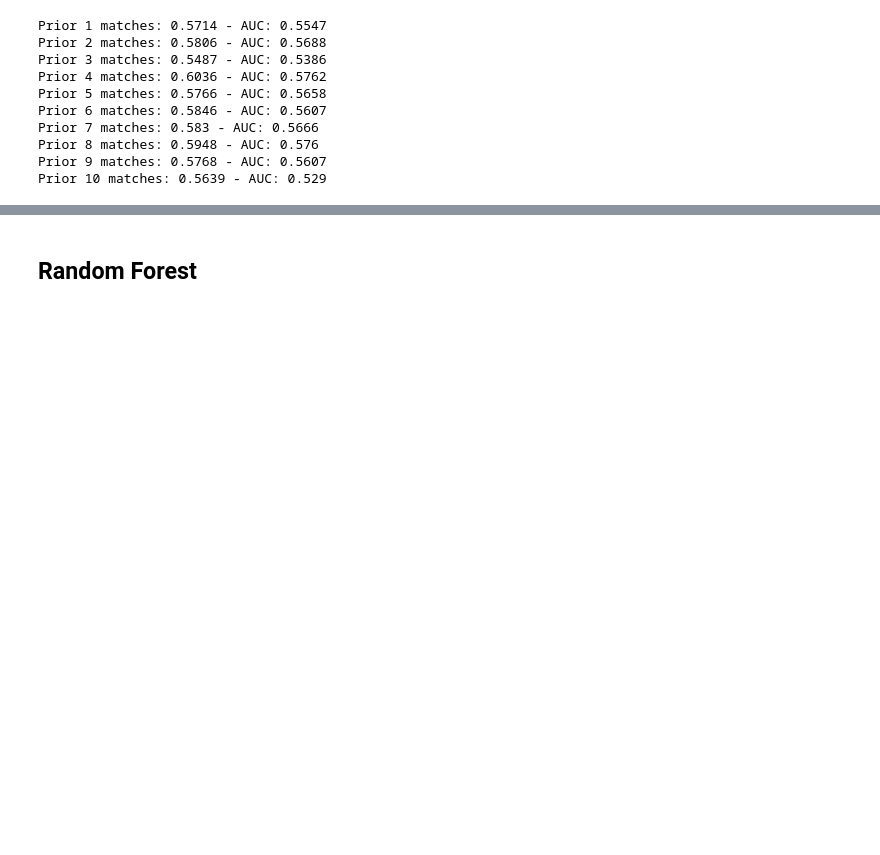
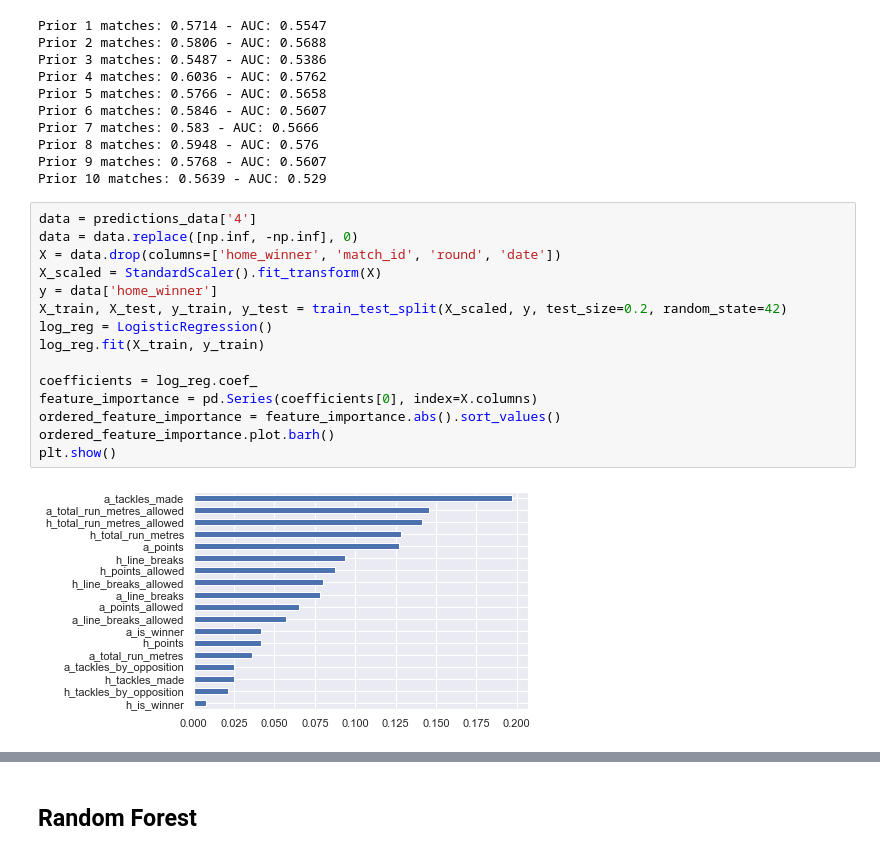
Before and after one commit to njpowers7915/NRL-match-data, a Jupyter notebook: predictions/predictions_notebook.ipynb, the cells around one changed output, grey strips where cells are left out. Cells and saved outputs as stored; diff of their text form; blank space fills up the shorter version.

```diff
--- a/predictions/predictions_notebook.ipynb
+++ b/predictions/predictions_notebook.ipynb
@@ -426,3 +389,20 @@ Prior 7 matches: 0.583 - AUC: 0.5666
 Prior 8 matches: 0.5948 - AUC: 0.576
 Prior 9 matches: 0.5768 - AUC: 0.5607
 Prior 10 matches: 0.5639 - AUC: 0.529
+# %%
+data = predictions_data['4']
+data = data.replace([np.inf, -np.inf], 0)
+X = data.drop(columns=['home_winner', 'match_id', 'round', 'date'])
+X_scaled = StandardScaler().fit_transform(X)
+y = data['home_winner']
+X_train, X_test, y_train, y_test = train_test_split(X_scaled, y, test_size=0.2, random_state=42)
+log_reg = LogisticRegression()
+log_reg.fit(X_train, y_train)
+
+coefficients = log_reg.coef_
+feature_importance = pd.Series(coefficients[0], index=X.columns)
+ordered_feature_importance = feature_importance.abs().sort_values()
+ordered_feature_importance.plot.barh()
+plt.show()
+# %% [output]
+[figure, added]
```
Also changed, not shown: parts of 7 cells of this notebook.
